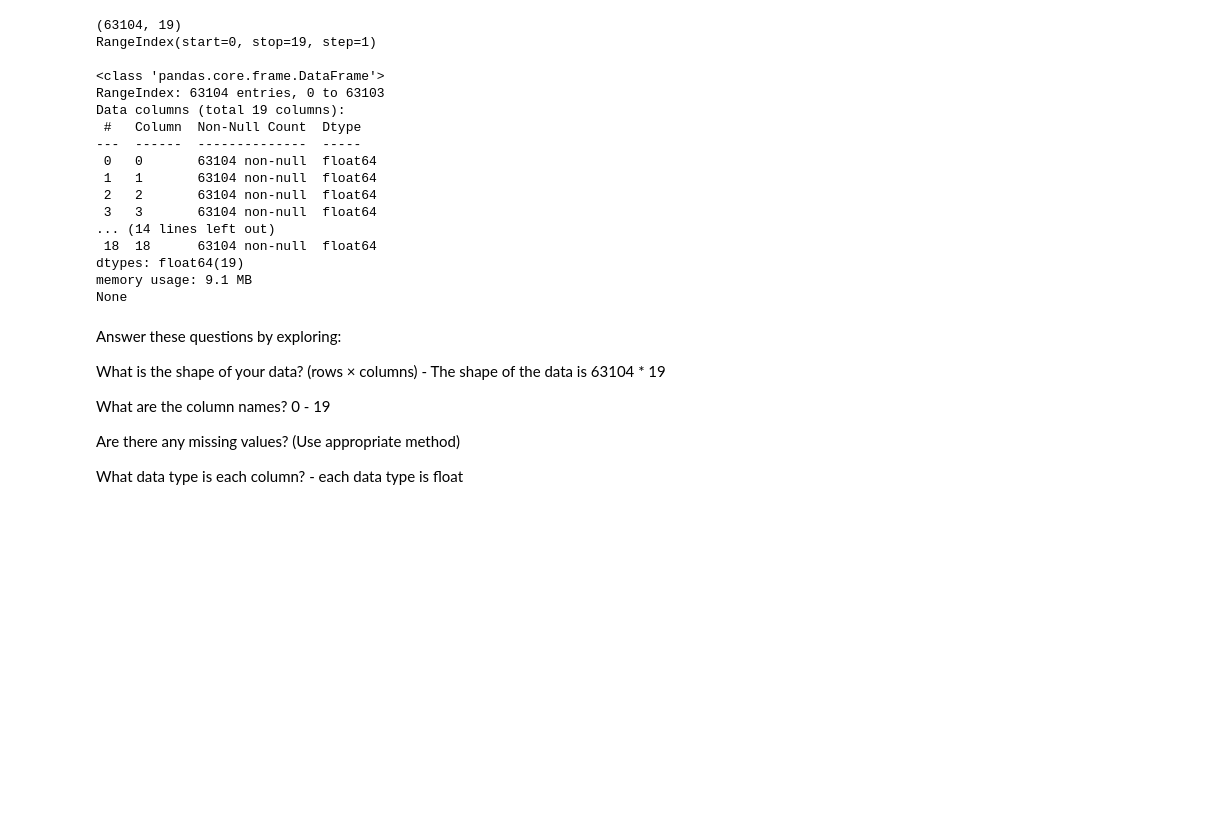
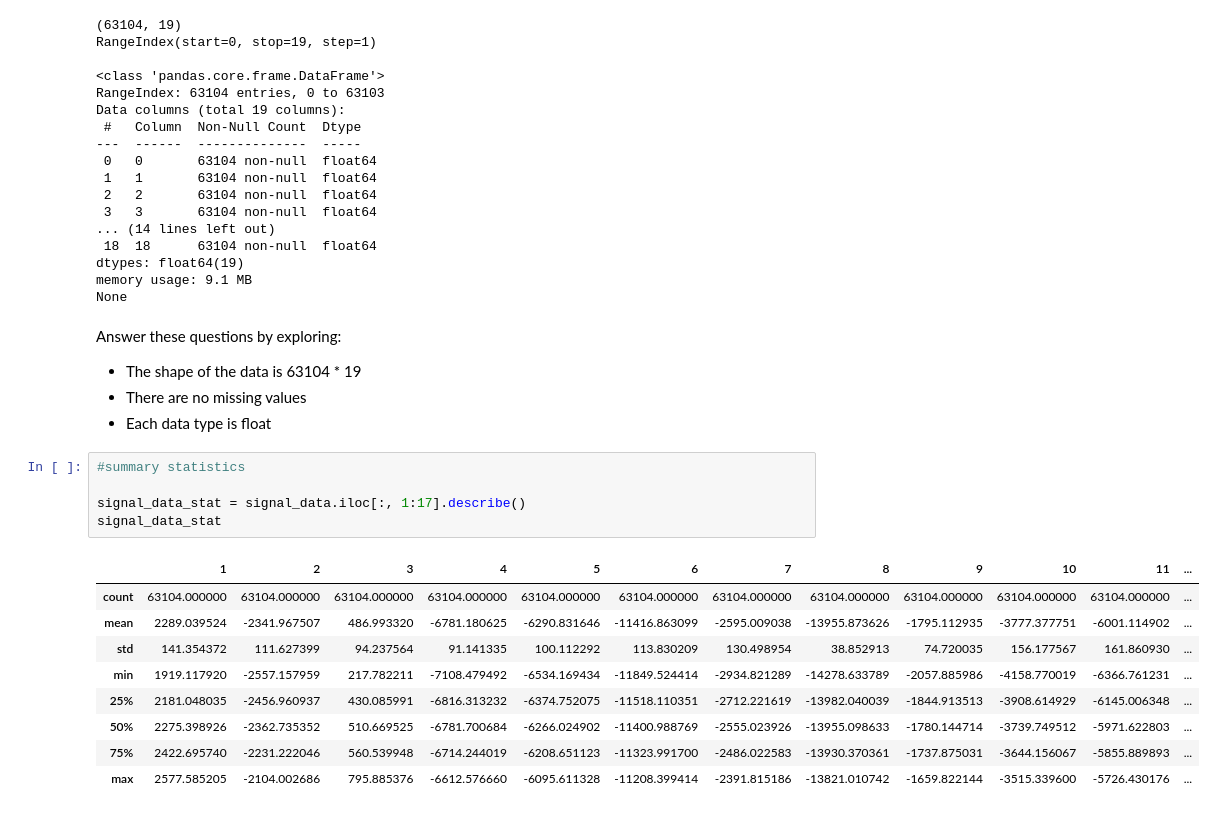
Before and after one commit to aparna-2001/machine_learning_practice, a Jupyter notebook: level1_ML_foundation_BCI.ipynb, the cells around one changed output. Cells and saved outputs as stored; diff of their text form; blank space fills up the shorter version.

```diff
--- a/level1_ML_foundation_BCI.ipynb
+++ b/level1_ML_foundation_BCI.ipynb
@@ -122,11 +141,22 @@ None
 # %% [markdown]
 Answer these questions by exploring:
 
-What is the shape of your data? (rows × columns) - The shape of the data is 63104 * 19
 
-What are the column names? 0 - 19
-
-Are there any missing values? (Use appropriate method)
-
-
-What data type is each column? - each data type is float
+*  The shape of the data is 63104 * 19
+*  There are no missing values
+*  Each data type is float
+# %%
+#summary statistics
+
+signal_data_stat = signal_data.iloc[:, 1:17].describe()
+signal_data_stat
+# %% [output]
+|  | 1 | 2 | 3 | 4 | 5 | 6 | 7 | 8 | 9 | 10 | 11 | ... |
+| count | 63104.000000 | 63104.000000 | 63104.000000 | 63104.000000 | 63104.000000 | 63104.000000 | 63104.000000 | 63104.000000 | 63104.000000 | 63104.000000 | 63104.000000 | ... |
+| mean | 2289.039524 | -2341.967507 | 486.993320 | -6781.180625 | -6290.831646 | -11416.863099 | -2595.009038 | -13955.873626 | -1795.112935 | -3777.377751 | -6001.114902 | ... |
+| std | 141.354372 | 111.627399 | 94.237564 | 91.141335 | 100.112292 | 113.830209 | 130.498954 | 38.852913 | 74.720035 | 156.177567 | 161.860930 | ... |
+| min | 1919.117920 | -2557.157959 | 217.782211 | -7108.479492 | -6534.169434 | -11849.524414 | -2934.821289 | -14278.633789 | -2057.885986 | -4158.770019 | -6366.761231 | ... |
+| 25% | 2181.048035 | -2456.960937 | 430.085991 | -6816.313232 | -6374.752075 | -11518.110351 | -2712.221619 | -13982.040039 | -1844.913513 | -3908.614929 | -6145.006348 | ... |
+| 50% | 2275.398926 | -2362.735352 | 510.669525 | -6781.700684 | -6266.024902 | -11400.988769 | -2555.023926 | -13955.098633 | -1780.144714 | -3739.749512 | -5971.622803 | ... |
+| 75% | 2422.695740 | -2231.222046 | 560.539948 | -6714.244019 | -6208.651123 | -11323.991700 | -2486.022583 | -13930.370361 | -1737.875031 | -3644.156067 | -5855.889893 | ... |
+| max | 2577.585205 | -2104.002686 | 795.885376 | -6612.576660 | -6095.611328 | -11208.399414 | -2391.815186 | -13821.010742 | -1659.822144 | -3515.339600 | -5726.430176 | ... |
```
Also changed, not shown: parts of 7 cells of this notebook.
